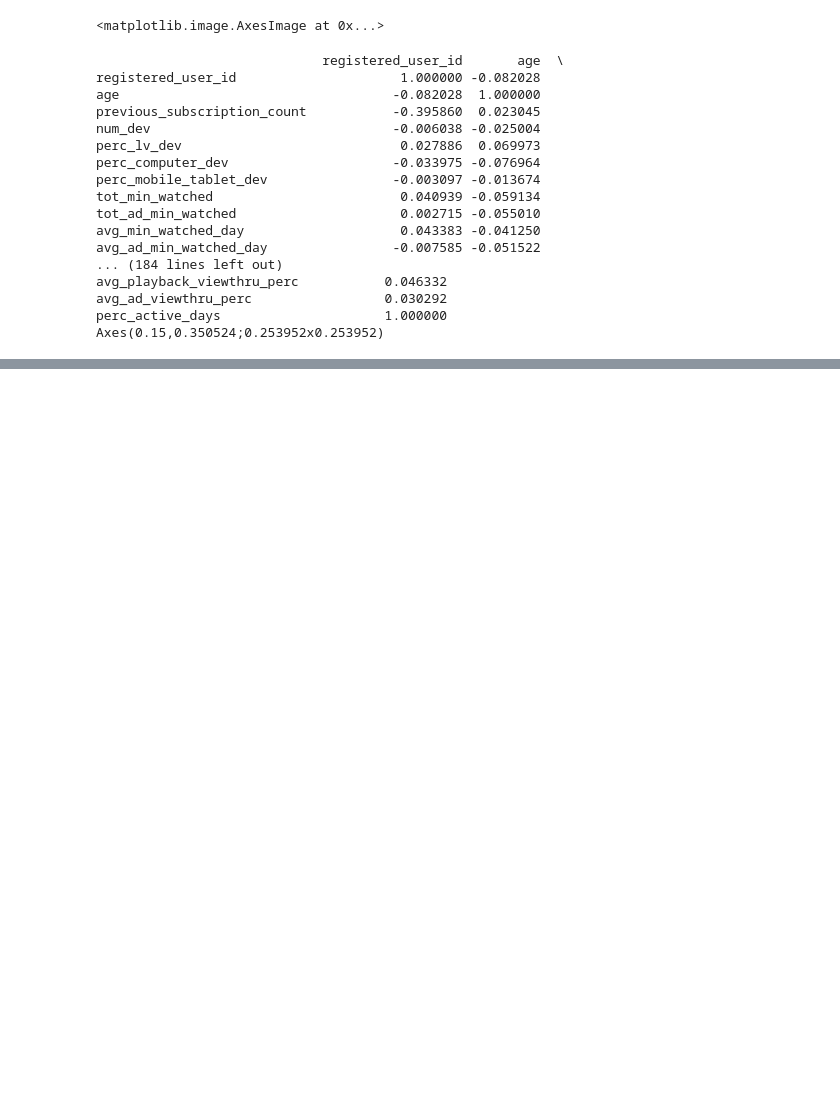
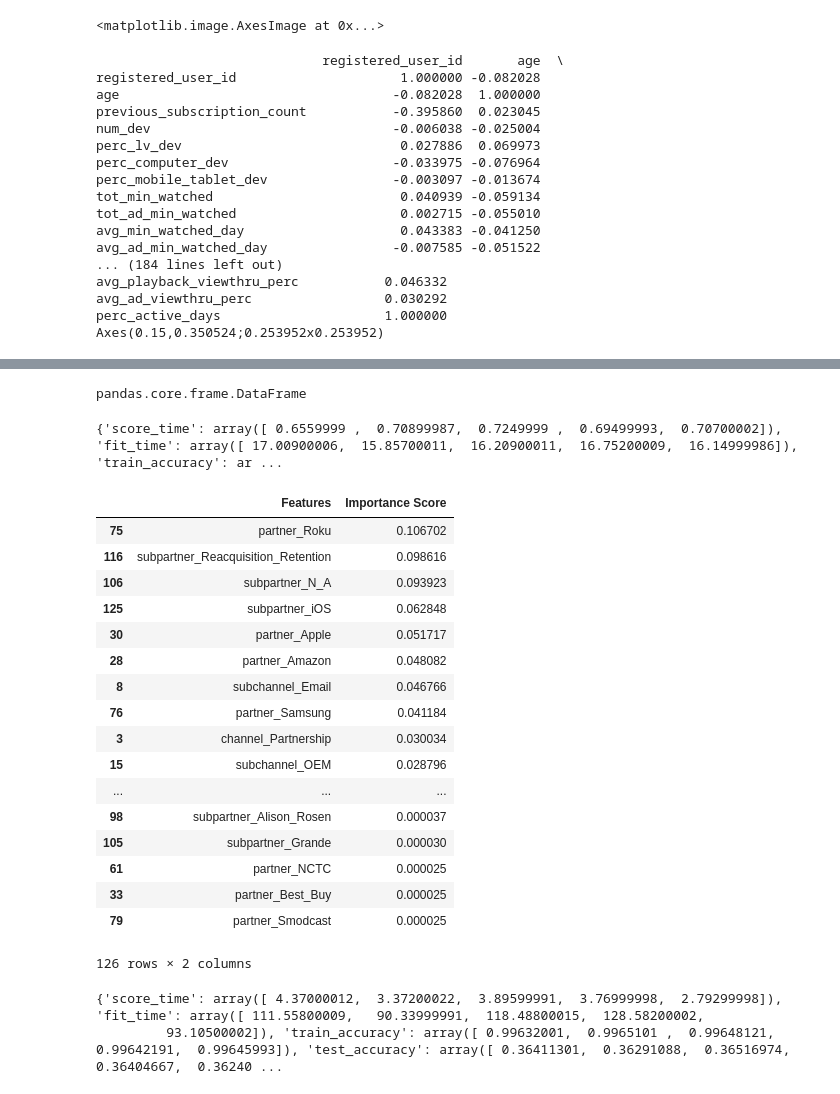
Before and after one commit to mahan49/GA-Data-Science, a Jupyter notebook: projects/final-project/working-files/FinalProject-working-file.ipynb, the cells around one changed output, grey strips where cells are left out. Saved outputs shown, nothing was run; the diff lists cells and outputs as text; code cells hidden in the pictures; blank space fills up the shorter version.

```diff
--- a/projects/final-project/working-files/FinalProject-working-file.ipynb
+++ b/projects/final-project/working-files/FinalProject-working-file.ipynb
@@ -482,0 +489,5 @@ scores = cross_val_score(model, X, y, scoring='accuracy', cv=5)
+# %%
+dummy_segment = pd.get_dummies(df_raw['segment'])
+#print dummy_segment
+df_raw2 = df_raw.loc[:,'registered_user_id':].join(dummy_segment.loc[:, 'high_12+':])
+print df_raw2.head()
@@ -482,0 +609,11 @@ scores = cross_val_score(model, X, y, scoring='accuracy', cv=5)
+# %%
+dummy_channel = pd.get_dummies(df_raw['channel'], prefix='channel')
+dummy_subchannel = pd.get_dummies(df_raw['subchannel'], prefix='subchannel')
+dummy_partner = pd.get_dummies(df_raw['partner'], prefix='partner')
+dummy_subpartner = pd.get_dummies(df_raw['subpartner'], prefix='subpartner')
+dummy_product = pd.get_dummies(df_raw['initial_product'], prefix='product')
+#print dummy_product.head()
+df_raw2 = df_raw2.loc[:,'registered_user_id':].join(dummy_channel.loc[:, 'channel_Hulu':]).join(dummy_subchannel.loc[:, 'subchannel_Affiliate':]).join(dummy_partner.loc[:, 'partner_AAFES':]).join(dummy_subpartner.loc[:, 'subpartner_3DS':]).join(dummy_subpartner.loc[:, 'product_NOAH':])
+print df_raw2.head()
+#df_raw2.drop(['channel_Partnership','subchannel_Virtual_Gift_Card','partner_YouTube','subpartner_iOS'], axis=1, inplace=True)
+#df_raw2.count()
@@ -482,0 +638,57 @@ scores = cross_val_score(model, X, y, scoring='accuracy', cv=5)
+# %%
+type(df_raw2.loc[:, 'channel_Hulu':])
+# %% [output]
+pandas.core.frame.DataFrame
+# %%
+X = df_raw2.loc[:, 'channel_Hulu':]
+y = df_raw['segment']
+
+model = RandomForestClassifier(n_estimators = 20)#, n_jobs=-1)# 1st tune the n_estimators then others, n_jobs=-1 uses all cpu cores instead of 1
+
+model.fit(X, y)
+
+CV = ms.cross_validate(model, X, y, cv=5, scoring=['accuracy'])
+# %%
+print CV
+# %% [output]
+{'score_time': array([ 0.6559999 ,  0.70899987,  0.7249999 ,  0.69499993,  0.70700002]), 'fit_time': array([ 17.00900006,  15.85700011,  16.20900011,  16.75200009,  16.14999986]), 'train_accuracy': ar ...
+# %%
+features = X.columns
+feature_importances = model.feature_importances_
+
+features_df = pd.DataFrame({'Features': features, 'Importance Score': feature_importances})
+features_df.sort_values('Importance Score', inplace=True, ascending=False)
+
+features_df
+# %% [output]
+|  | Features | Importance Score |
+| 75 | partner_Roku | 0.106702 |
+| 116 | subpartner_Reacquisition_Retention | 0.098616 |
+| 106 | subpartner_N_A | 0.093923 |
+| 125 | subpartner_iOS | 0.062848 |
+| 30 | partner_Apple | 0.051717 |
+| 28 | partner_Amazon | 0.048082 |
+| 8 | subchannel_Email | 0.046766 |
+| 76 | partner_Samsung | 0.041184 |
+| 3 | channel_Partnership | 0.030034 |
+| 15 | subchannel_OEM | 0.028796 |
+| ... | ... | ... |
+| 98 | subpartner_Alison_Rosen | 0.000037 |
+| 105 | subpartner_Grande | 0.000030 |
+| 61 | partner_NCTC | 0.000025 |
+| 33 | partner_Best_Buy | 0.000025 |
+| 79 | partner_Smodcast | 0.000025 |
+126 rows × 2 columns
+# %%
+X = df_raw2[['age','previous_subscription_count','num_dev','perc_lv_dev','perc_computer_dev','perc_mobile_tablet_dev','tot_min_watched','tot_ad_min_watched','avg_min_watched_day','avg_ad_min_watched_day','tot_vid_watched','tot_unq_vid_watched','avg_vid_watched_day','avg_unq_vid_watched_day','perc_active_days','partner_Roku','subpartner_Reacquisition_Retention','subpartner_N_A','subpartner_iOS','partner_Apple','partner_Amazon','subchannel_Email','partner_Samsung','channel_Partnership','subchannel_OEM','partner_N_A','subchannel_N_A','channel_Hulu','subpartner_Xbox_One','partner_Tapjoy','subchannel_Non_Attributable','subpartner_Apple_TV','subpartner_Amazon_Kindle','partner_Vizio','subpartner_Amazon_Fire_TV','subchannel_Affiliate']]
+y = df_raw2['segment']
+
+model = RandomForestClassifier(n_estimators = 20)#, n_jobs=-1)# 1st tune the n_estimators then others, n_jobs=-1 uses all cpu cores instead of 1
+
+model.fit(X, y)
+
+CV = ms.cross_validate(model, X, y, cv=5, scoring=['accuracy'])
+print CV
+# %% [output]
+{'score_time': array([ 4.37000012,  3.37200022,  3.89599991,  3.76999998,  2.79299998]), 'fit_time': array([ 111.55800009,   90.33999991,  118.48800015,  128.58200002,
+         93.10500002]), 'train_accuracy': array([ 0.99632001,  0.9965101 ,  0.99648121,  0.99642191,  0.99645993]), 'test_accuracy': array([ 0.36411301,  0.36291088,  0.36516974,  0.36404667,  0.36240 ...
```
Also changed, not shown: parts of 19 cells of this notebook, 1 other file.
